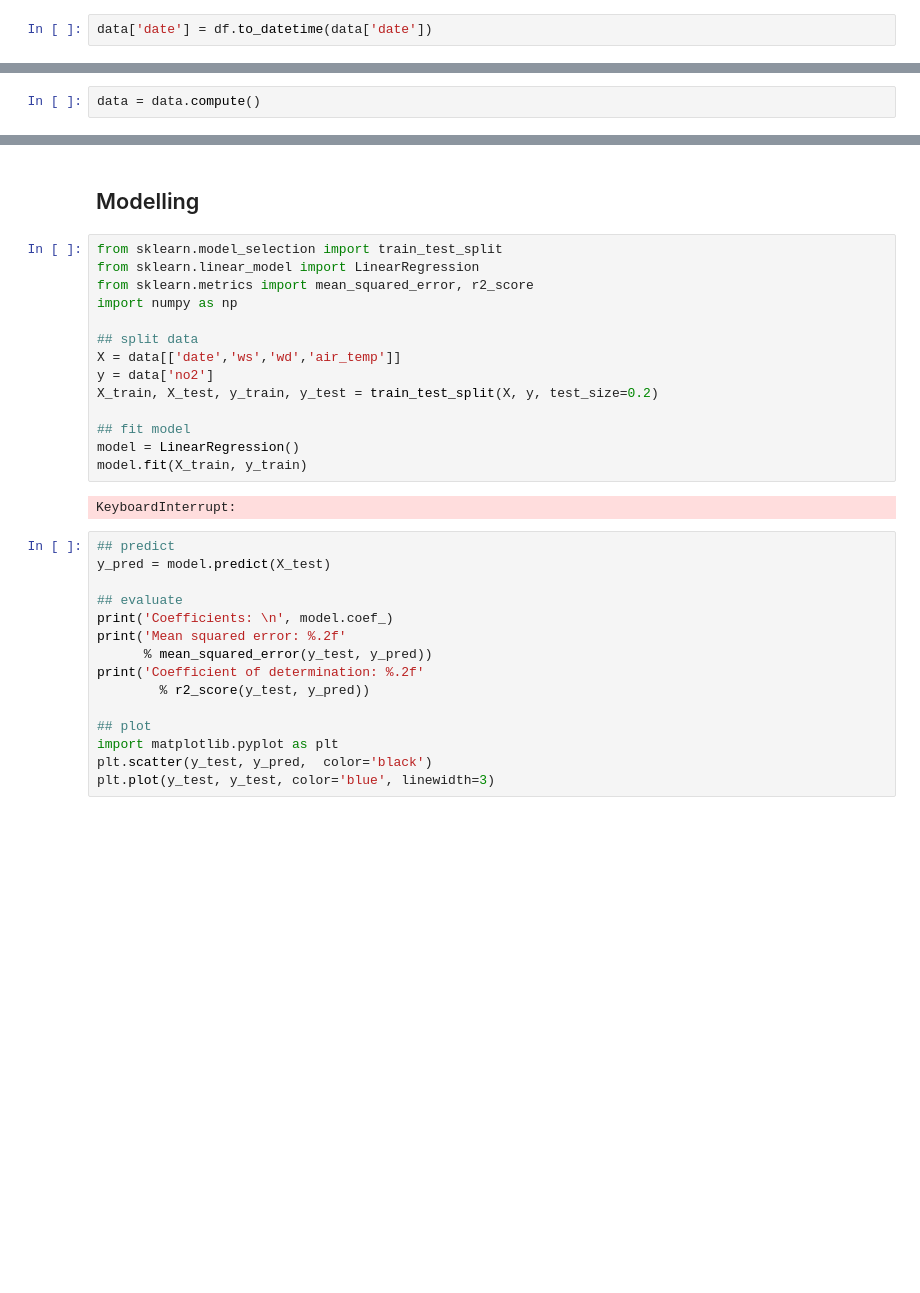
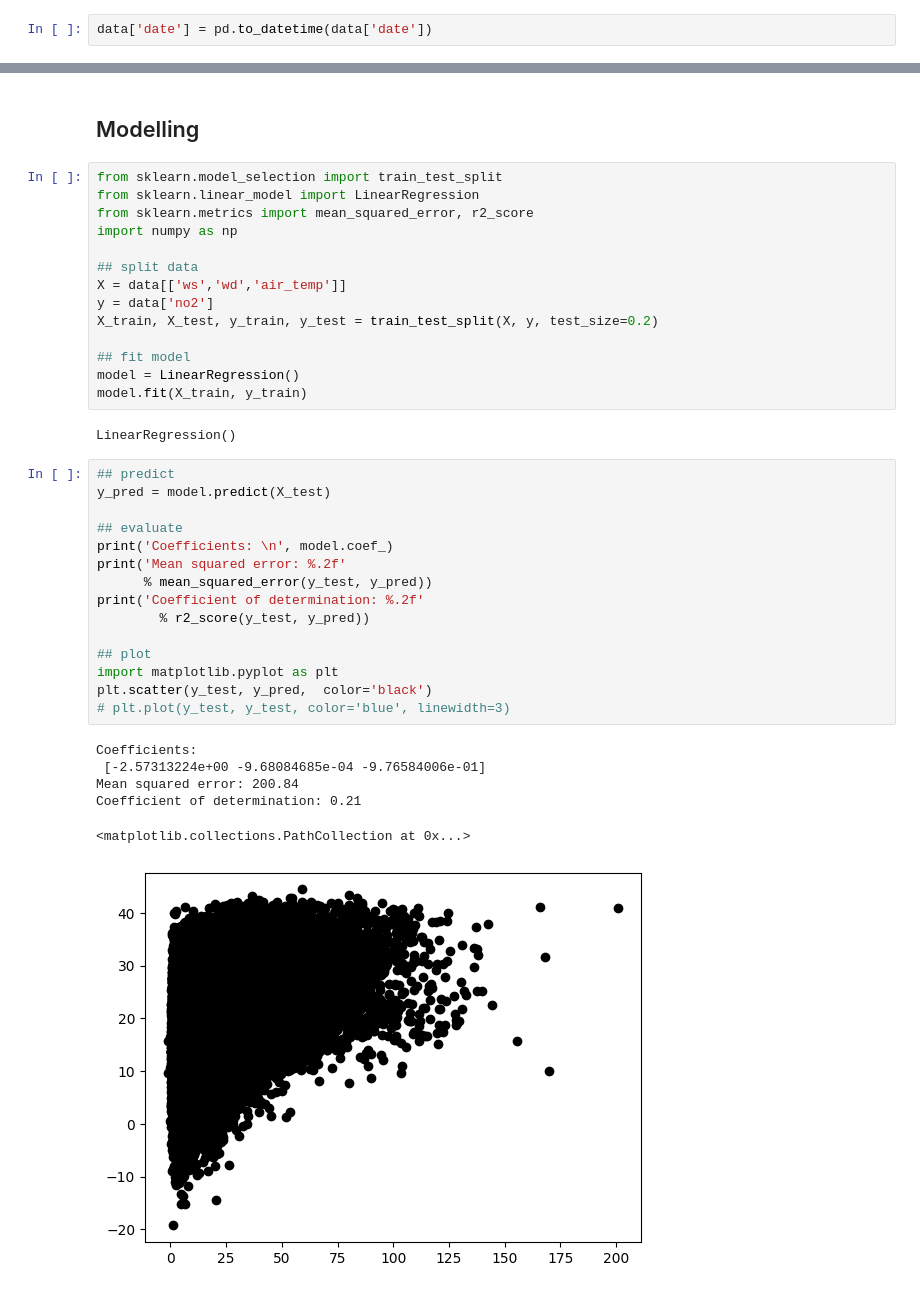
Before and after one commit to airqualityanthony/Community-Air-Quality-System, a Jupyter notebook: AQModelling.ipynb, the cells around one changed output, grey strips where cells are left out. Drawn from its saved outputs; the diff is of its cells as text; blank space fills up the shorter version.

```diff
--- a/AQModelling.ipynb
+++ b/AQModelling.ipynb
@@ -46,4 +46,4 @@ data.head()
 | 12 | Aberdeen Erroll Park | ABD9 | 2021-10-12 | 11.592221 | 2.583333 | 352.022606 | 7.925000 |
 | 13 | Aberdeen Erroll Park | ABD9 | 2021-10-13 | 16.781942 | 3.237500 | 261.843093 | 10.816667 |
 # %%
-data['date'] = df.to_datetime(data['date'])
+data['date'] = pd.to_datetime(data['date'])
@@ -64,5 +60,3 @@ ws          float64
 wd          float64
 air_temp    float64
 dtype: object
-# %%
-data = data.compute()
@@ -81,7 +69,7 @@ from sklearn.metrics import mean_squared_error, r2_score
 import numpy as np
 
 ## split data
-X = data[['date','ws','wd','air_temp']]
+X = data[['ws','wd','air_temp']]
 y = data['no2']
 X_train, X_test, y_train, y_test = train_test_split(X, y, test_size=0.2)
 
@@ -89,19 +77,26 @@ X_train, X_test, y_train, y_test = train_test_split(X, y, test_size=0.2)
 model = LinearRegression()
 model.fit(X_train, y_train)
 # %% [output]
-KeyboardInterrupt:
+LinearRegression()
 # %%
 ## predict
 y_pred = model.predict(X_test)
 
 ## evaluate
 print('Coefficients: \n', model.coef_)
 print('Mean squared error: %.2f'
       % mean_squared_error(y_test, y_pred))
 print('Coefficient of determination: %.2f'
         % r2_score(y_test, y_pred))
 
 ## plot
 import matplotlib.pyplot as plt
 plt.scatter(y_test, y_pred,  color='black')
-plt.plot(y_test, y_test, color='blue', linewidth=3)
+# plt.plot(y_test, y_test, color='blue', linewidth=3)
+# %% [output]
+Coefficients:
+ [-2.57313224e+00 -9.68084685e-04 -9.76584006e-01]
+Mean squared error: 200.84
+Coefficient of determination: 0.21
+<matplotlib.collections.PathCollection at 0x...>
+[figure, added]
```
Also changed, not shown: parts of 4 cells of this notebook, 5 other files.
